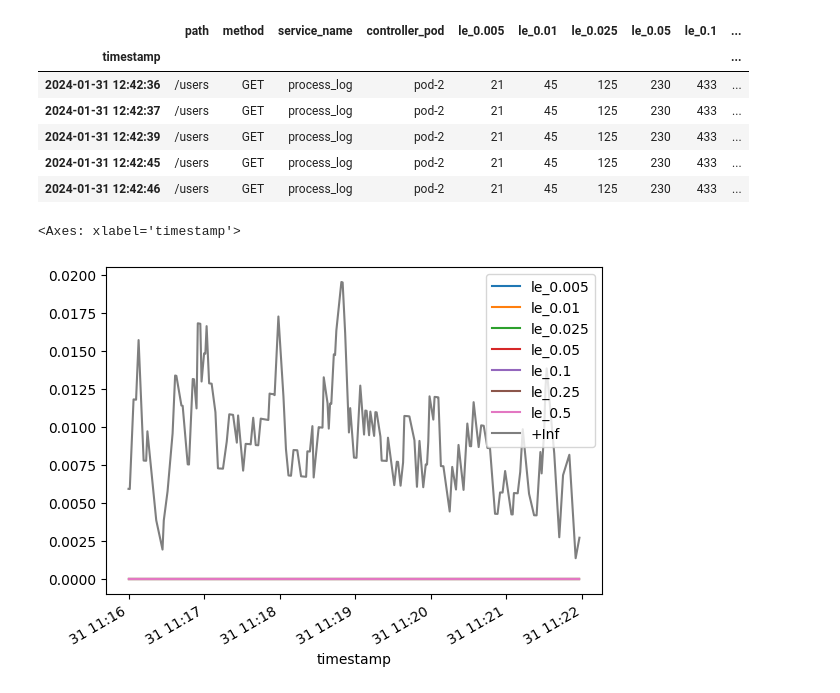
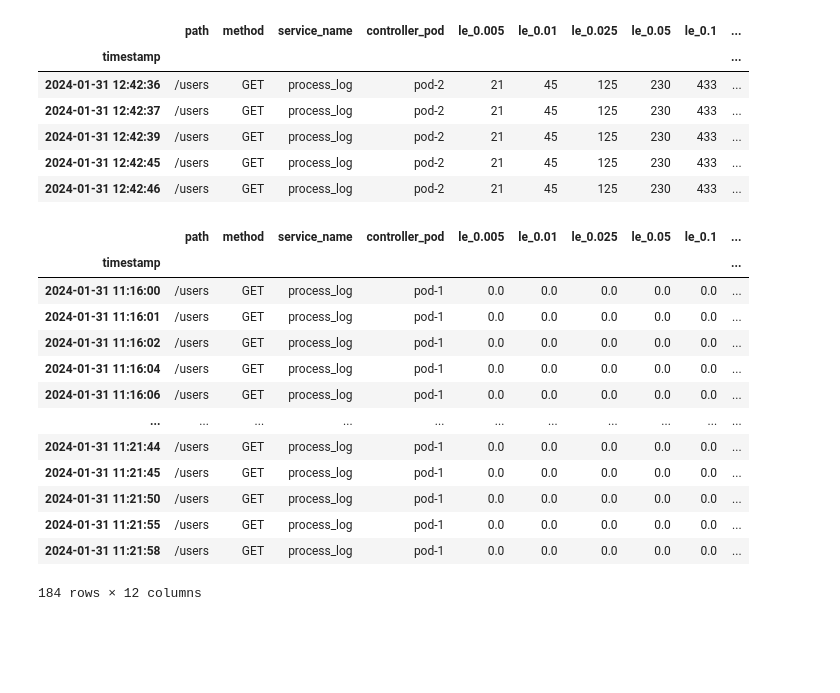
Before and after one commit to vuvietnguyenit/data_analystic, a Jupyter notebook: notebooks/calculate_latency_duration_time.ipynb, the cells around one changed output. Cells and saved outputs as stored; diff of their text form; code cells hidden in the pictures; blank space fills up the shorter version.

```diff
--- a/notebooks/calculate_latency_duration_time.ipynb
+++ b/notebooks/calculate_latency_duration_time.ipynb
@@ -272,7 +280,20 @@ df_by_group_incl_latency_bucket_interval.tail()
 raw_df_rolling = df_by_group_incl_latency_bucket_interval.groupby(group_by_el).rolling(
     window="10s").agg(lambda x: (x[-1] - x[0]) / x[0])  # type: ignore
 # %%
-raw_df_rolling.query(instance_abnormal).reset_index().set_index('timestamp').loc['2024-01-31 11:16:00': '2024-01-31 11:22:00'].plot()
+raw_df_rolling.query(instance_abnormal).reset_index().set_index('timestamp').loc['2024-01-31 11:16:00': '2024-01-31 11:22:00']
+# raw_df_rolling['+Inf'].quantile(.99)
 # %% [output]
+|  | path | method | service_name | controller_pod | le_0.005 | le_0.01 | le_0.025 | le_0.05 | le_0.1 | ... |
+| timestamp |  |  |  |  |  |  |  |  |  | ... |
+| 2024-01-31 11:16:00 | /users | GET | process_log | pod-1 | 0.0 | 0.0 | 0.0 | 0.0 | 0.0 | ... |
+| 2024-01-31 11:16:01 | /users | GET | process_log | pod-1 | 0.0 | 0.0 | 0.0 | 0.0 | 0.0 | ... |
+| 2024-01-31 11:16:02 | /users | GET | process_log | pod-1 | 0.0 | 0.0 | 0.0 | 0.0 | 0.0 | ... |
+| 2024-01-31 11:16:04 | /users | GET | process_log | pod-1 | 0.0 | 0.0 | 0.0 | 0.0 | 0.0 | ... |
+| 2024-01-31 11:16:06 | /users | GET | process_log | pod-1 | 0.0 | 0.0 | 0.0 | 0.0 | 0.0 | ... |
+| ... | ... | ... | ... | ... | ... | ... | ... | ... | ... | ... |
+| 2024-01-31 11:21:44 | /users | GET | process_log | pod-1 | 0.0 | 0.0 | 0.0 | 0.0 | 0.0 | ... |
+| 2024-01-31 11:21:45 | /users | GET | process_log | pod-1 | 0.0 | 0.0 | 0.0 | 0.0 | 0.0 | ... |
+| 2024-01-31 11:21:50 | /users | GET | process_log | pod-1 | 0.0 | 0.0 | 0.0 | 0.0 | 0.0 | ... |
+| 2024-01-31 11:21:55 | /users | GET | process_log | pod-1 | 0.0 | 0.0 | 0.0 | 0.0 | 0.0 | ... |
+| 2024-01-31 11:21:58 | /users | GET | process_log | pod-1 | 0.0 | 0.0 | 0.0 | 0.0 | 0.0 | ... |
-<Axes: xlabel='timestamp'>
+184 rows × 12 columns
-[figure, removed]
```
Also changed, not shown: parts of 3 cells of this notebook, 2 other files.
